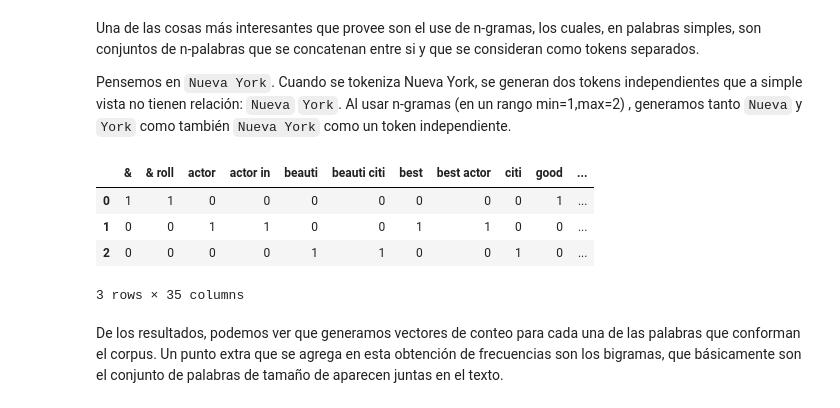
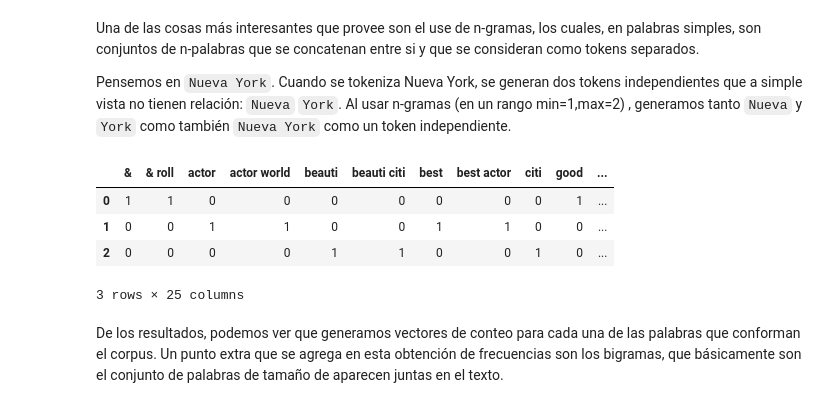
Before and after one commit to CVelizR/evaluaciones-mds7202, a Jupyter notebook: Lab8/Laboratorio8_Enunciado.ipynb, the cells around one changed output. Cells and saved outputs as stored; diff of their text form; code cells hidden in the pictures.

```diff
--- a/Lab8/Laboratorio8_Enunciado.ipynb
+++ b/Lab8/Laboratorio8_Enunciado.ipynb
@@ -210,7 +241,7 @@ nltk.download('stopwords')
 
 from nltk.corpus import stopwords
 
-stop_words = stopwords.words('spanish')
+stop_words = stopwords.words('english')
 
 # Definimos un tokenizador con Stemming
 class StemmerTokenizer:
@@ -268,14 +299,14 @@ Al usar n-gramas (en un rango min=1,max=2) , generamos tanto `Nueva` y `York` co
 # %%
 bow = CountVectorizer(tokenizer= StemmerTokenizer(), ngram_range=(1,2))
 df = bow.fit_transform(docs)
 
-pd.DataFrame(df.toarray(), columns=bow.get_feature_names_out())
+pd.DataFrame(df.toarray(), columns=bow.get_feature_names())
 # %% [output]
-|  | & | & roll | actor | actor in | beauti | beauti citi | best | best actor | citi | good | ... |
+|  | & | & roll | actor | actor world | beauti | beauti citi | best | best actor | citi | good | ... |
 | 0 | 1 | 1 | 0 | 0 | 0 | 0 | 0 | 0 | 0 | 1 | ... |
 | 1 | 0 | 0 | 1 | 1 | 0 | 0 | 1 | 1 | 0 | 0 | ... |
 | 2 | 0 | 0 | 0 | 0 | 1 | 1 | 0 | 0 | 1 | 0 | ... |
-3 rows × 35 columns
+3 rows × 25 columns
 # %% [markdown]
 De los resultados, podemos ver que generamos vectores de conteo para cada una de las palabras que conforman el corpus.  Un punto extra que se agrega en esta obtención de frecuencias son los bigramas, que básicamente son el conjunto de palabras de tamaño de aparecen juntas en el texto.
 # %% [markdown]
```
Also changed, not shown: parts of 17 cells of this notebook.
